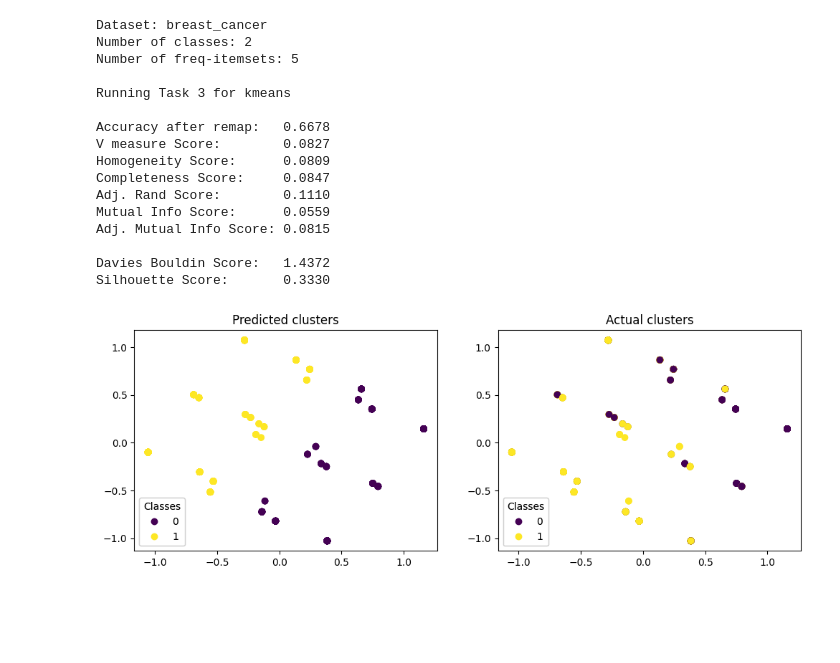
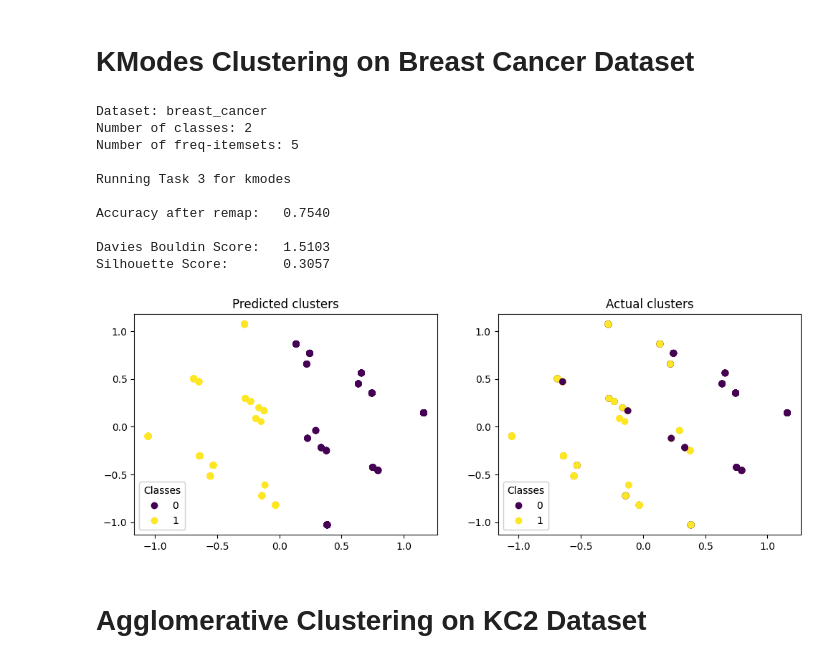
Before and after one commit to siddhantpathakk/FrequentMining, a Jupyter notebook: task3.ipynb, the cells around one changed output. Drawn from its saved outputs; the diff is of its cells as text; code cells hidden in the pictures; blank space fills up the shorter version.

```diff
--- a/task3.ipynb
+++ b/task3.ipynb
@@ -37,34 +43,33 @@ Silhouette Score:       0.3161
+# %% [markdown]
+# KModes Clustering on Breast Cancer Dataset
 # %%
-algo_name = 'kmeans'
+algo_name = 'kmodes'
 dataset_name = 'breast_cancer'
 
 df, target, num_classes = load_data(name=dataset_name)
 fi = get_frequent_itemsets(df, minsup=0.45)
-df = make_cluster_df(df, fi)
+df = make_cluster_df(df, fi) #converts the df such that the features are the freuent itemsets and the values are binary
 
 print('Dataset: {}'.format(dataset_name))
 print('Number of classes: {}'.format(num_classes))
 print('Number of freq-itemsets: {}\n'.format(len(fi)))
 
+# Run the Clustering algorithm and output the results plus visualization
 task3(df, target, num_classes, algo_name)
 # %% [output]
 Dataset: breast_cancer
 Number of classes: 2
 Number of freq-itemsets: 5
 
-Running Task 3 for kmeans
+Running Task 3 for kmodes
 
-Accuracy after remap:   0.6678
-V measure Score:        0.0827
-Homogeneity Score:      0.0809
-Completeness Score:     0.0847
-Adj. Rand Score:        0.1110
-Mutual Info Score:      0.0559
-Adj. Mutual Info Score: 0.0815
+Accuracy after remap:   0.7540
 
-Davies Bouldin Score:   1.4372
-Silhouette Score:       0.3330
+Davies Bouldin Score:   1.5103
+Silhouette Score:       0.3057
-[figure, old version]
+[figure, new version]
+# %% [markdown]
+# Agglomerative Clustering on KC2 Dataset
 # %%
 algo_name = 'agglomerative'
 dataset_name = 'kc2'
```
Also changed, not shown: parts of 6 cells of this notebook, 2 other files.
